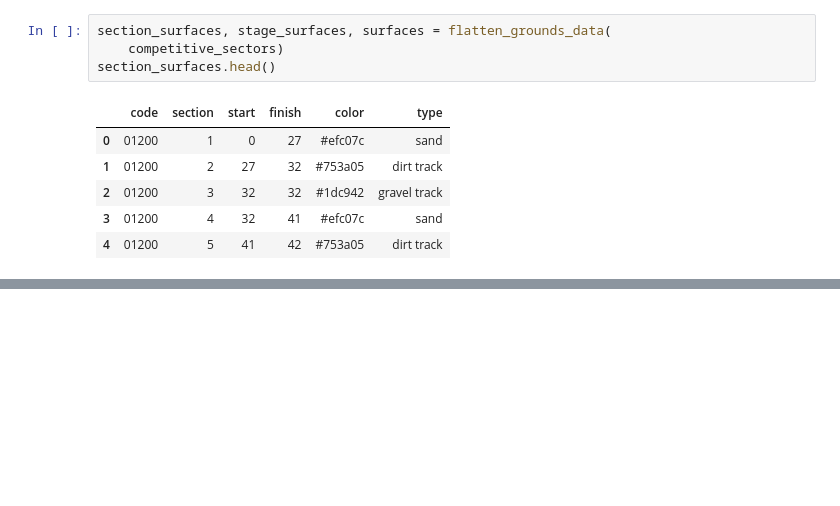
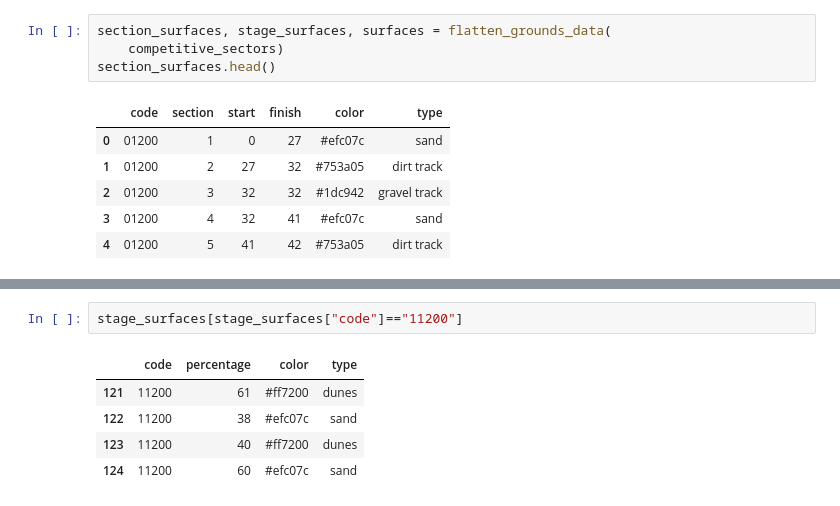
Before and after one commit to RallyDataJunkie/wrangling_dakar_2025, a Jupyter notebook: src/14_stages.ipynb, the cells around one changed output, grey strips where cells are left out. Drawn from its saved outputs; the diff is of its cells as text; blank space fills up the shorter version.

```diff
--- a/src/14_stages.ipynb
+++ b/src/14_stages.ipynb
@@ -289,2 +307,10 @@ surfaces
 | 3 | dunes | Dunes | Dunes | Dunas | الكثبان |
 | 4 | asphalt road | Asphalt Road | Goudron | Asfalto | الزفت |
+# %%
+stage_surfaces[stage_surfaces["code"]=="11200"]
+# %% [output]
+|  | code | percentage | color | type |
+| 121 | 11200 | 61 | #ff7200 | dunes |
+| 122 | 11200 | 38 | #efc07c | sand |
+| 123 | 11200 | 40 | #ff7200 | dunes |
+| 124 | 11200 | 60 | #efc07c | sand |
```
Also changed, not shown: parts of 7 cells of this notebook, 10 other files.
